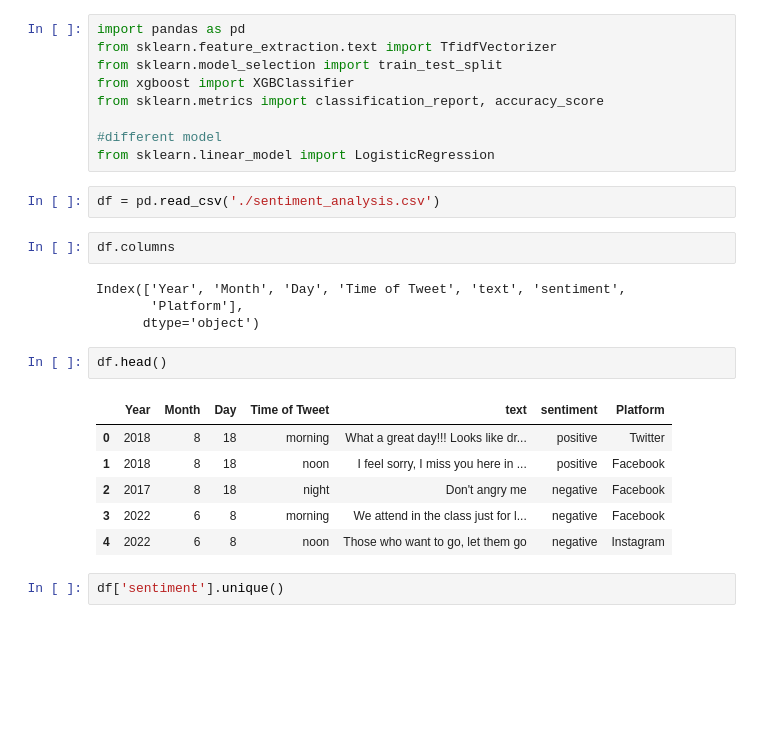
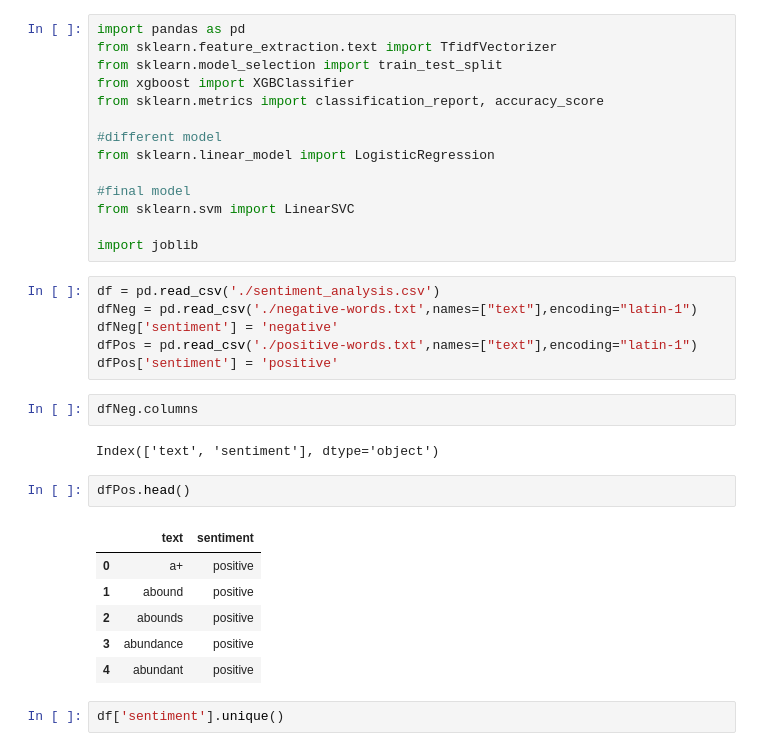
Before and after one commit to MR-Crisp/sentiment_analysis_processor, a Jupyter notebook: sentiment.ipynb, the cells around one changed output. Cells and saved outputs as stored; diff of their text form; blank space fills up the shorter version.

Commit message:
Crated a new model and testing that out
Added more datasets, and merged with the original, and used it to create a new model

```diff
--- a/sentiment.ipynb
+++ b/sentiment.ipynb
@@ -7,23 +7,30 @@ from sklearn.metrics import classification_report, accuracy_score
 
 #different model
 from sklearn.linear_model import LogisticRegression
+
+#final model
+from sklearn.svm import LinearSVC
+
+import joblib
 # %%
 df = pd.read_csv('./sentiment_analysis.csv')
+dfNeg = pd.read_csv('./negative-words.txt',names=["text"],encoding="latin-1")
+dfNeg['sentiment'] = 'negative'
+dfPos = pd.read_csv('./positive-words.txt',names=["text"],encoding="latin-1")
+dfPos['sentiment'] = 'positive'
 # %%
-df.columns
+dfNeg.columns
 # %% [output]
-Index(['Year', 'Month', 'Day', 'Time of Tweet', 'text', 'sentiment',
-       'Platform'],
-      dtype='object')
+Index(['text', 'sentiment'], dtype='object')
 # %%
-df.head()
+dfPos.head()
 # %% [output]
-|  | Year | Month | Day | Time of Tweet | text | sentiment | Platform |
-| 0 | 2018 | 8 | 18 | morning | What a great day!!! Looks like dr... | positive | Twitter |
-| 1 | 2018 | 8 | 18 | noon | I feel sorry, I miss you here in ... | positive | Facebook |
-| 2 | 2017 | 8 | 18 | night | Don't angry me | negative | Facebook |
-| 3 | 2022 | 6 | 8 | morning | We attend in the class just for l... | negative | Facebook |
-| 4 | 2022 | 6 | 8 | noon | Those who want to go, let them go | negative | Instagram |
+|  | text | sentiment |
+| 0 | a+ | positive |
+| 1 | abound | positive |
+| 2 | abounds | positive |
+| 3 | abundance | positive |
+| 4 | abundant | positive |
 # %%
 df['sentiment'].unique()
 # %% [output]
```
Also changed, not shown: parts of 13 cells of this notebook, 1 other file.
